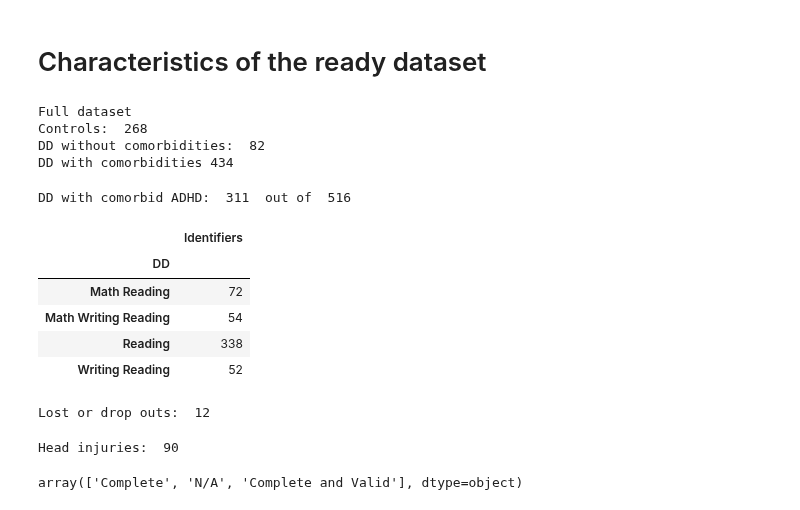
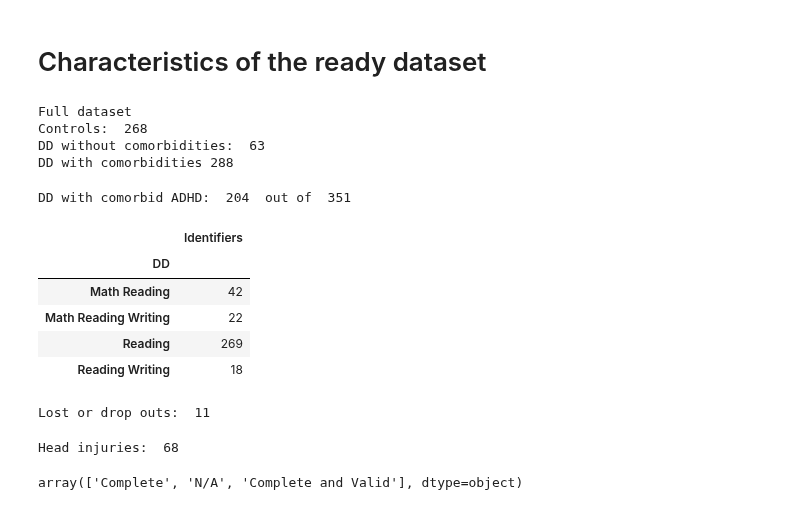
Before and after one commit to cristinarainich/Child-Mind-Institute-Project, a Jupyter notebook: Pheno_data_finalquery.ipynb, the cells around one changed output. Saved outputs shown, nothing was run; the diff lists cells and outputs as text; code cells hidden in the pictures.

```diff
--- a/Pheno_data_finalquery.ipynb
+++ b/Pheno_data_finalquery.ipynb
@@ -956,14 +870,13 @@ def IQ_tests(df):
       # Total Reading score calculation
     wiat_pseudo = subset['WIAT,WIAT_Pseudo_Stnd']
     wiat_word = subset['WIAT,WIAT_Word_Stnd']
-    wiat_rc = subset['WIAT,WIAT_RC_Stnd']
     wiat_complete = subset['WIAT,WIAT_Complete']
     wiat_valid = subset['WIAT,WIAT_Valid']
-    if wiat_pseudo != '.' and wiat_word != '.' and wiat_rc != '.':
-        score = (int(wiat_pseudo) + int(wiat_word) + int(wiat_rc)) / 3
+    if wiat_pseudo != '.' and wiat_word != '.':
+        score = (int(wiat_pseudo) + int(wiat_word) / 2
         total_reading.append(score)
     else:
-      elements = [('pseudo', wiat_pseudo), ('word', wiat_word), ('rc', wiat_rc)]
+      elements = [('pseudo', wiat_pseudo), ('word', wiat_word)]
       existing_elements = ', '.join(name for name, value in elements if value != '.')
       total_reading.append(existing_elements)
     if wiat_complete == '1' and wiat_valid == '1':
@@ -1235,46 +1149,48 @@ print(df_cleaned_v2[df_cleaned_v2['Group'] != 'Control'].shape)
 # %% [output]
 (351, 804)
 (403, 804)
+# %%
+final_data = df_cleaned_v1.copy()
 # %% [markdown]
 # Characteristics of the ready dataset
 # %%
 print('Full dataset')
-print('Controls: ', data_filtered[data_filtered['Group'] == 'Control'].shape[0])
-print('DD without comorbidities: ', data_filtered[data_filtered['Group'] == 'DD'].shape[0])
-print('DD with comorbidities', data_filtered[data_filtered['Group'] == 'DD with comorbidities'].shape[0])
+print('Controls: ', final_data[final_data['Group'] == 'Control'].shape[0])
+print('DD without comorbidities: ', final_data[final_data['Group'] == 'DD'].shape[0])
+print('DD with comorbidities', final_data[final_data['Group'] == 'DD with comorbidities'].shape[0])
 # %% [output]
 Full dataset
 Controls:  268
-DD without comorbidities:  82
-DD with comorbidities 434
+DD without comorbidities:  63
+DD with comorbidities 288
 # %%
 # ADHD statistics
 # People who have ADHD
-data_filtered.groupby(['ADHD'])[['Identifiers']].count()
-print('DD with comorbid ADHD: ', data_filtered[data_filtered['ADHD'].isin([1, 2])].shape[0], ' out of ',
-      data_filtered[data_filtered['Group'] != 'Control'].shape[0])
+final_data.groupby(['ADHD'])[['Identifiers']].count()
+print('DD with comorbid ADHD: ', final_data[final_data['ADHD'].isin([1, 2])].shape[0], ' out of ',
+      final_data[final_data['Group'] != 'Control'].shape[0])
 # %% [output]
-DD with comorbid ADHD:  311  out of  516
+DD with comorbid ADHD:  204  out of  351
 # %%
 # Types of DD stats
-data_filtered[data_filtered['Group'] != 'Control'].groupby(['DD'])[['Identifiers']].count()
+final_data[final_data['Group'] != 'Control'].groupby(['DD'])[['Identifiers']].count()
 # %% [output]
 |  | Identifiers |
 | DD |  |
-| Math Reading | 72 |
-| Math Writing Reading | 54 |
-| Reading | 338 |
-| Writing Reading | 52 |
+| Math Reading | 42 |
+| Math Reading Writing | 22 |
+| Reading | 269 |
+| Reading Writing | 18 |
 # %%
 # Drop outs and lost to follow up
 print('Lost or drop outs: ',
-      data_filtered[data_filtered['Basic_Demos,Participant_Status'].isin(['Lost to follow-up', 'Dropout'])].shape[0])
+      final_data[final_data['Basic_Demos,Participant_Status'].isin(['Lost to follow-up', 'Dropout'])].shape[0])
 # %% [output]
-Lost or drop outs:  12
+Lost or drop outs:  11
 # %%
 # head injuries
-print('Head injuries: ', data_filtered[data_filtered['PreInt_TxHx,head_injuries'] == '1'].shape[0])
+print('Head injuries: ', final_data[final_data['PreInt_TxHx,head_injuries'] == '1'].shape[0])
 # %% [output]
-Head injuries:  90
+Head injuries:  68
 # %%
 # the certainty and validity of the IQ tests
```
Also changed, not shown: parts of 40 cells of this notebook.
